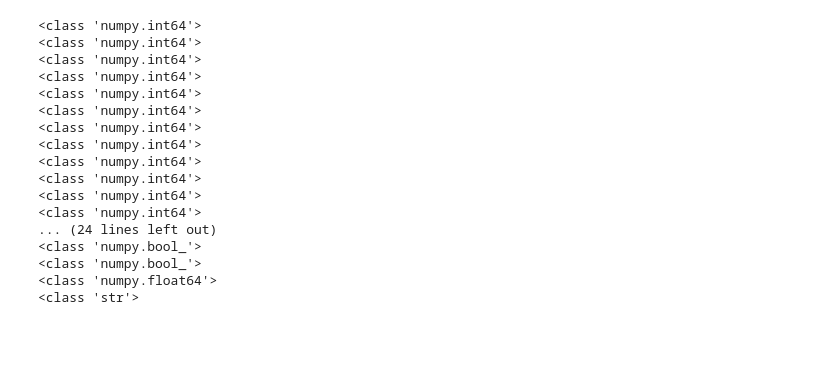
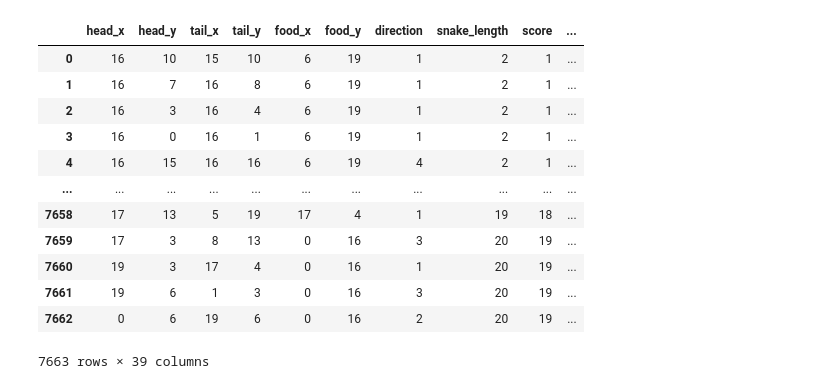
Before and after one commit to vivekup3424/Games-for-MLP-Training, a Jupyter notebook: web_app/model.ipynb, the cells around one changed output. Cells and saved outputs as stored; diff of their text form; code cells hidden in the pictures; blank space fills up the shorter version.

```diff
--- a/web_app/model.ipynb
+++ b/web_app/model.ipynb
@@ -29,23 +23,20 @@ data
-# %%
-first_rows = np.array(data.iloc[0])
-first_rows
-for i in first_rows:
-    print(type(i))
-# %% [output]
-<class 'numpy.int64'>
-<class 'numpy.int64'>
-<class 'numpy.int64'>
-<class 'numpy.int64'>
-<class 'numpy.int64'>
-<class 'numpy.int64'>
-<class 'numpy.int64'>
-<class 'numpy.int64'>
-<class 'numpy.int64'>
-<class 'numpy.int64'>
-<class 'numpy.int64'>
-<class 'numpy.int64'>
-... (24 lines left out)
-<class 'numpy.bool_'>
-<class 'numpy.bool_'>
-<class 'numpy.float64'>
-<class 'str'>
+# %%
+data = pd.read_csv('/home/vivekup3424/Documents/Projects/python_projects/Games-for-MLP-Training/web_app/game_log.csv')
+data = data.drop(columns='closest_body_distance')
+# Clean up the last column by removing quotes and converting everything to uppercase
+data.iloc[:, -1] = data.iloc[:, -1].apply(lambda x: str(x).replace("'", "").upper())
+data
+# %% [output]
+|  | head_x | head_y | tail_x | tail_y | food_x | food_y | direction | snake_length | score | ... |
+| 0 | 16 | 10 | 15 | 10 | 6 | 19 | 1 | 2 | 1 | ... |
+| 1 | 16 | 7 | 16 | 8 | 6 | 19 | 1 | 2 | 1 | ... |
+| 2 | 16 | 3 | 16 | 4 | 6 | 19 | 1 | 2 | 1 | ... |
+| 3 | 16 | 0 | 16 | 1 | 6 | 19 | 1 | 2 | 1 | ... |
+| 4 | 16 | 15 | 16 | 16 | 6 | 19 | 4 | 2 | 1 | ... |
+| ... | ... | ... | ... | ... | ... | ... | ... | ... | ... | ... |
+| 7658 | 17 | 13 | 5 | 19 | 17 | 4 | 1 | 19 | 18 | ... |
+| 7659 | 17 | 3 | 8 | 13 | 0 | 16 | 3 | 20 | 19 | ... |
+| 7660 | 19 | 3 | 17 | 4 | 0 | 16 | 1 | 20 | 19 | ... |
+| 7661 | 19 | 6 | 1 | 3 | 0 | 16 | 3 | 20 | 19 | ... |
+| 7662 | 0 | 6 | 19 | 6 | 0 | 16 | 2 | 20 | 19 | ... |
+7663 rows × 39 columns
```
Also changed, not shown: parts of 20 cells of this notebook, 4 other files.
